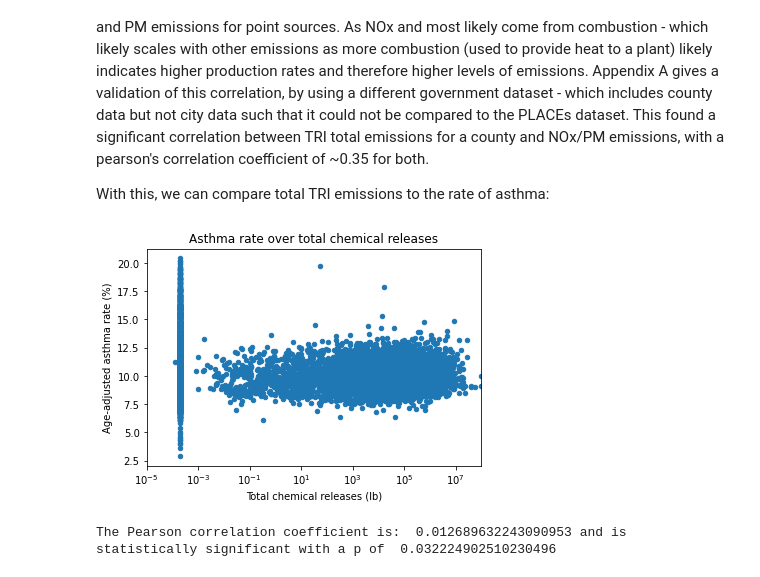
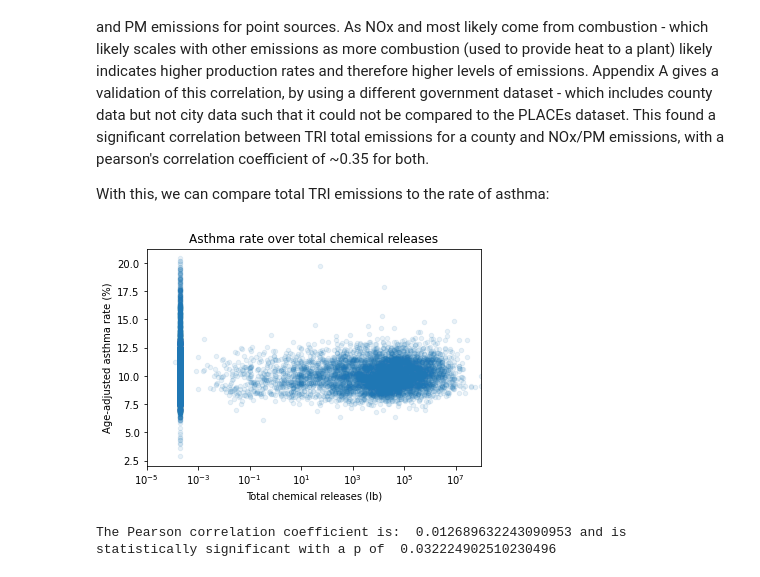
Before and after one commit to matthewueckermann/CISC367Final, a Jupyter notebook: cleanNotebook.ipynb, the cells around one changed output. Cells and saved outputs as stored; diff of their text form; code cells hidden in the pictures.

```diff
--- a/cleanNotebook.ipynb
+++ b/cleanNotebook.ipynb
@@ -289,13 +289,13 @@ newLabels = ["State","City","Age-adjusted asthma rate (%)", "Lower CI for asthma
 combined_asthma_all.columns = newLabels
 # %%
 combined_asthma_all["Total chemical releases (lb)"] = combined_asthma_all["Total chemical releases (lb)"].fillna(0.0002)
-combined_asthma_all.plot.scatter(y='Age-adjusted asthma rate (%)',x="Total chemical releases (lb)")
+combined_asthma_all.plot.scatter(y='Age-adjusted asthma rate (%)',x="Total chemical releases (lb)",alpha=0.1)
 plt.xlim(0.00001,100000000)
 plt.xscale('log')
 plt.title("Asthma rate over total chemical releases")
 plt.show()
 # %% [output]
-[figure, old version]
+[figure, new version]
 # %%
 [r, p] = stats.pearsonr(combined_asthma_all["Total chemical releases (lb)"],combined_asthma_all["Age-adjusted asthma rate (%)"])
 print("The Pearson correlation coefficient is: ", r, "and is statistically significant with a p of ", p)
```
Also changed, not shown: parts of 5 cells of this notebook, 3 other files.
